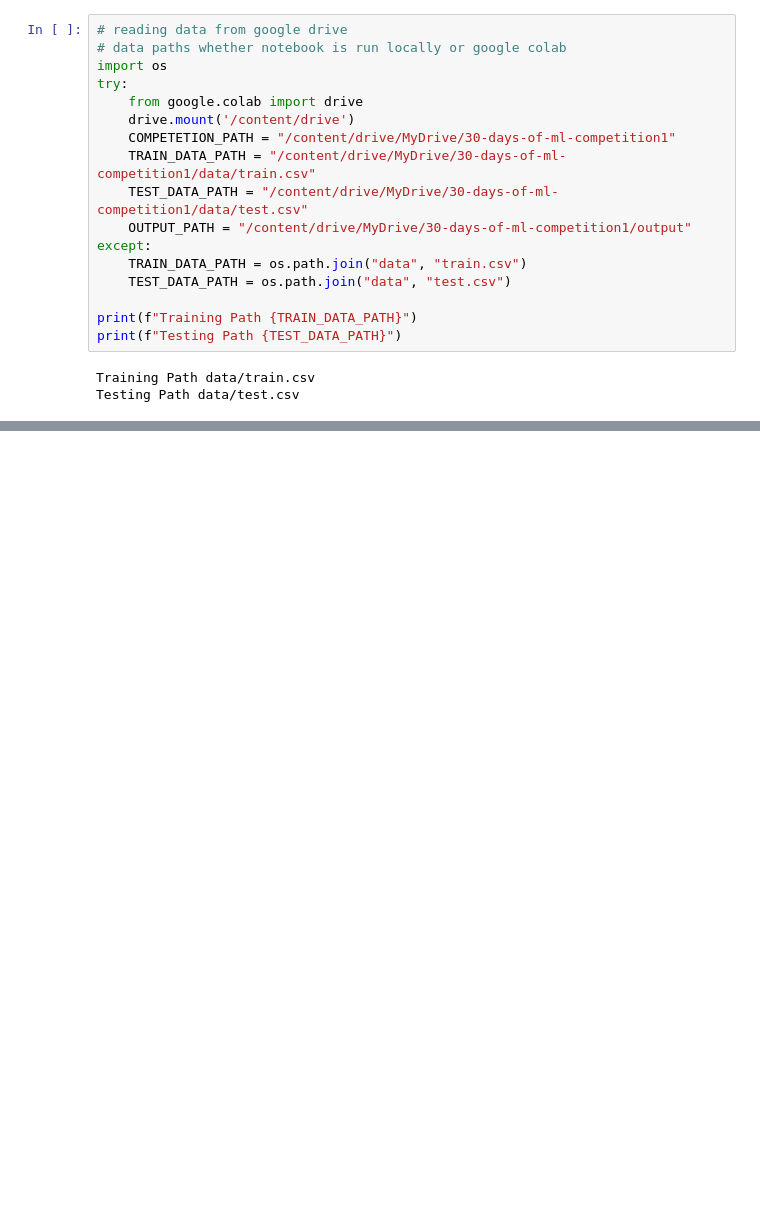
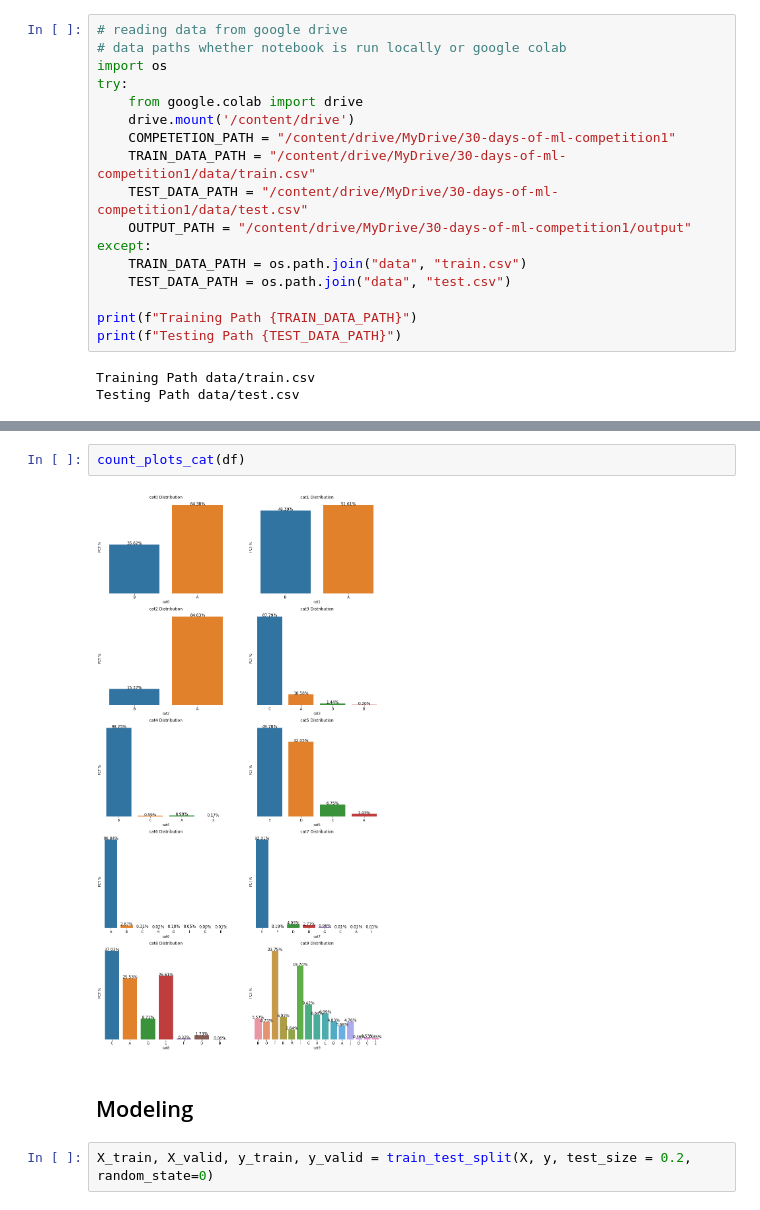
Before and after one commit to fouad89/30-days-of-ml-kaggle-competition, a Jupyter notebook: 08-01_more_improvements.ipynb, the cells around one changed output, grey strips where cells are left out. Saved outputs shown, nothing was run; the diff lists cells and outputs as text; blank space fills up the shorter version.

```diff
--- a/08-01_more_improvements.ipynb
+++ b/08-01_more_improvements.ipynb
@@ -23,0 +140,8 @@ Testing Path data/test.csv
+# %%
+count_plots_cat(df)
+# %% [output]
+[figure, added]
+# %% [markdown]
+## Modeling
+# %%
+X_train, X_valid, y_train, y_valid = train_test_split(X, y, test_size = 0.2, random_state=0)
```
Also changed, not shown: parts of 15 cells of this notebook.
